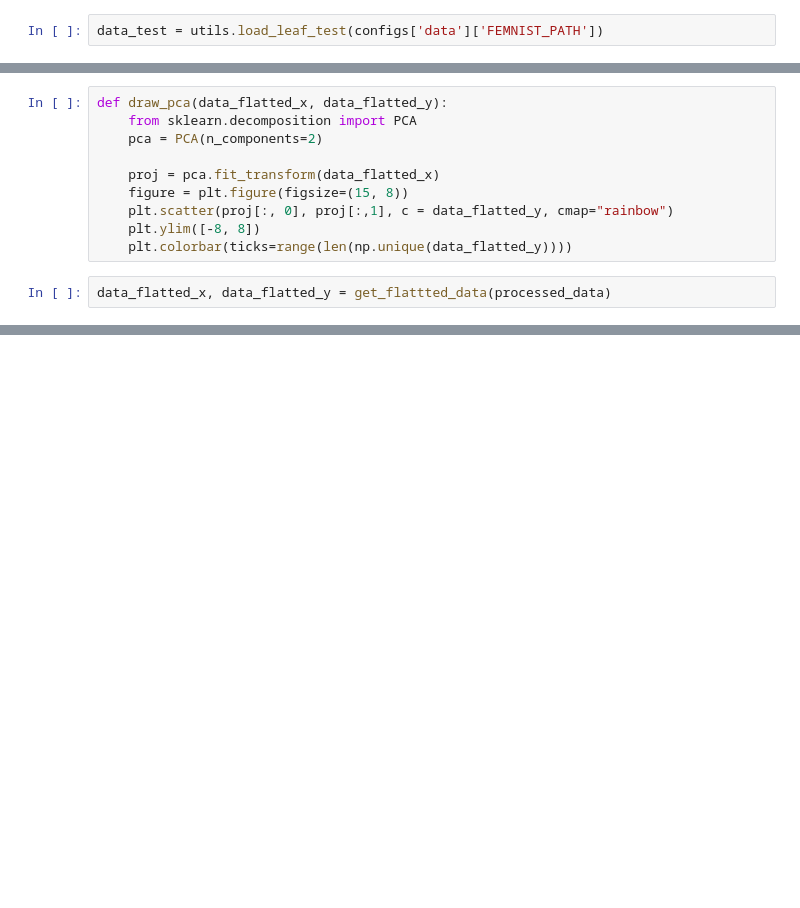
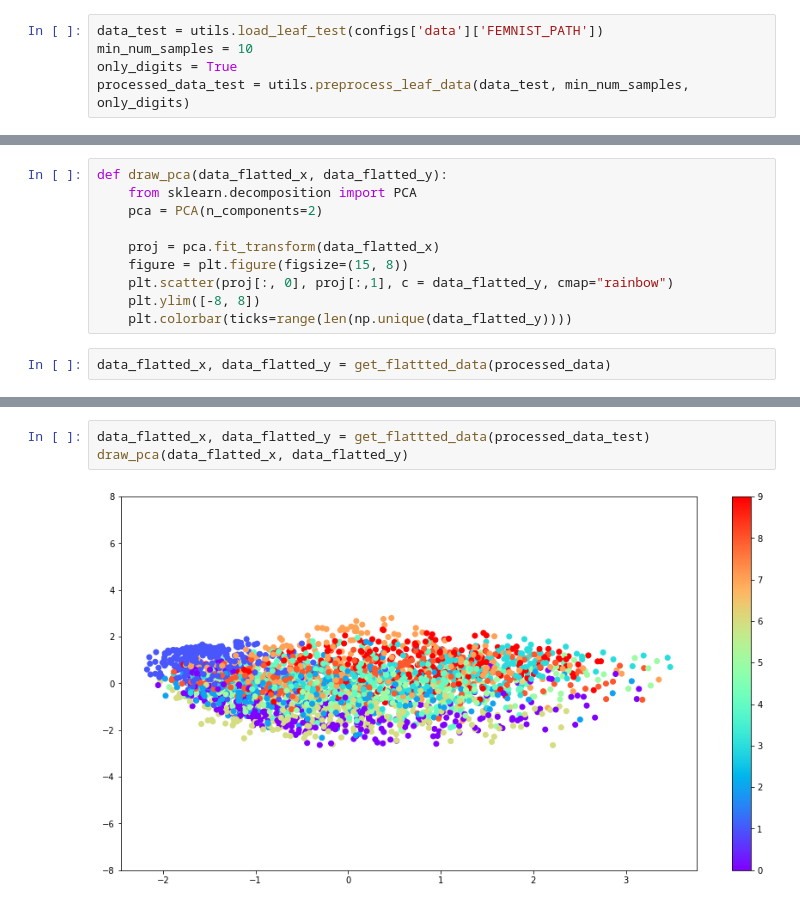
Before and after one commit to etesami/MOE-FL, a Jupyter notebook: ipynb/femnist_data_digits.ipynb, the cells around one changed output, grey strips where cells are left out. Cells and saved outputs as stored; diff of their text form; blank space fills up the shorter version.

```diff
--- a/ipynb/femnist_data_digits.ipynb
+++ b/ipynb/femnist_data_digits.ipynb
@@ -87,3 +88,6 @@ draw_samples(processed_data)
 # %%
 data_test = utils.load_leaf_test(configs['data']['FEMNIST_PATH'])
+min_num_samples = 10
+only_digits = True
+processed_data_test = utils.preprocess_leaf_data(data_test, min_num_samples, only_digits)
 # %% [output]
@@ -132,0 +141,5 @@ draw_pca(data_flatted_x, data_flatted_y)
+# %%
+data_flatted_x, data_flatted_y = get_flattted_data(processed_data_test)
+draw_pca(data_flatted_x, data_flatted_y)
+# %% [output]
+[figure, added]
```
Also changed, not shown: parts of 5 cells of this notebook, 28 other files.
